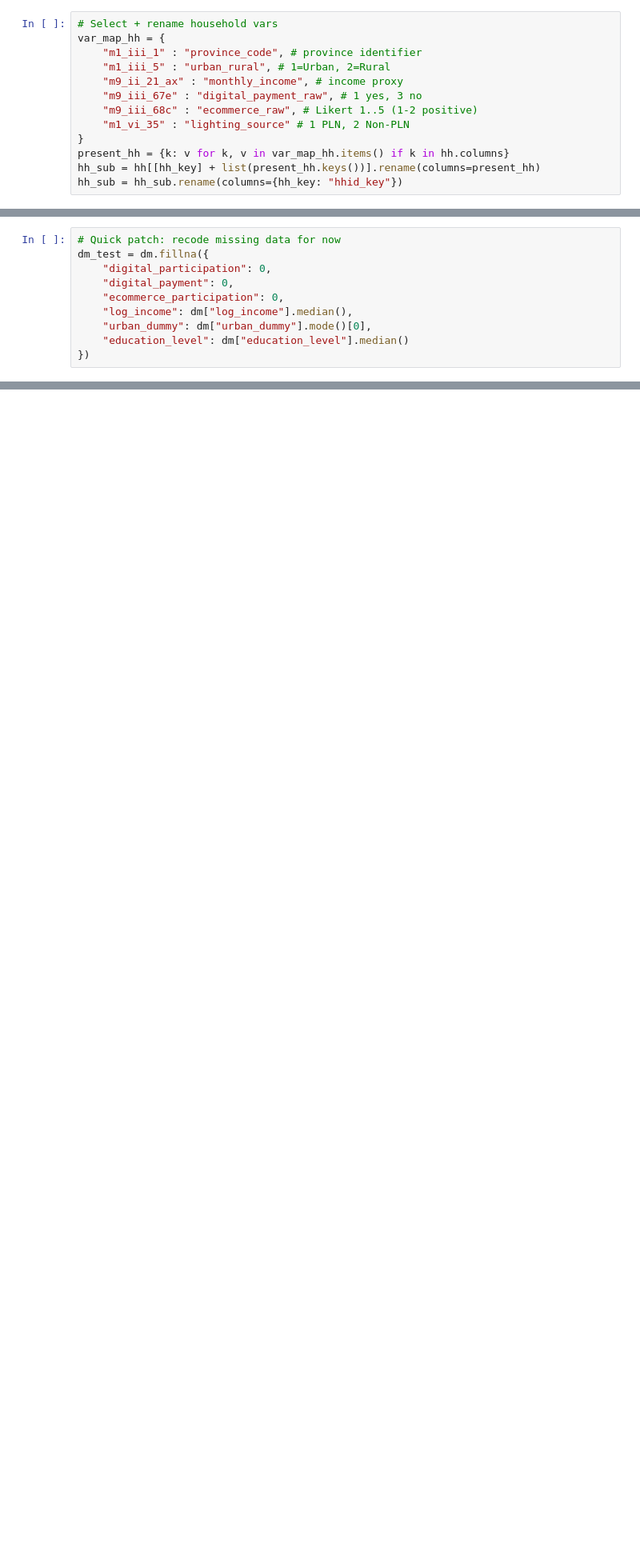
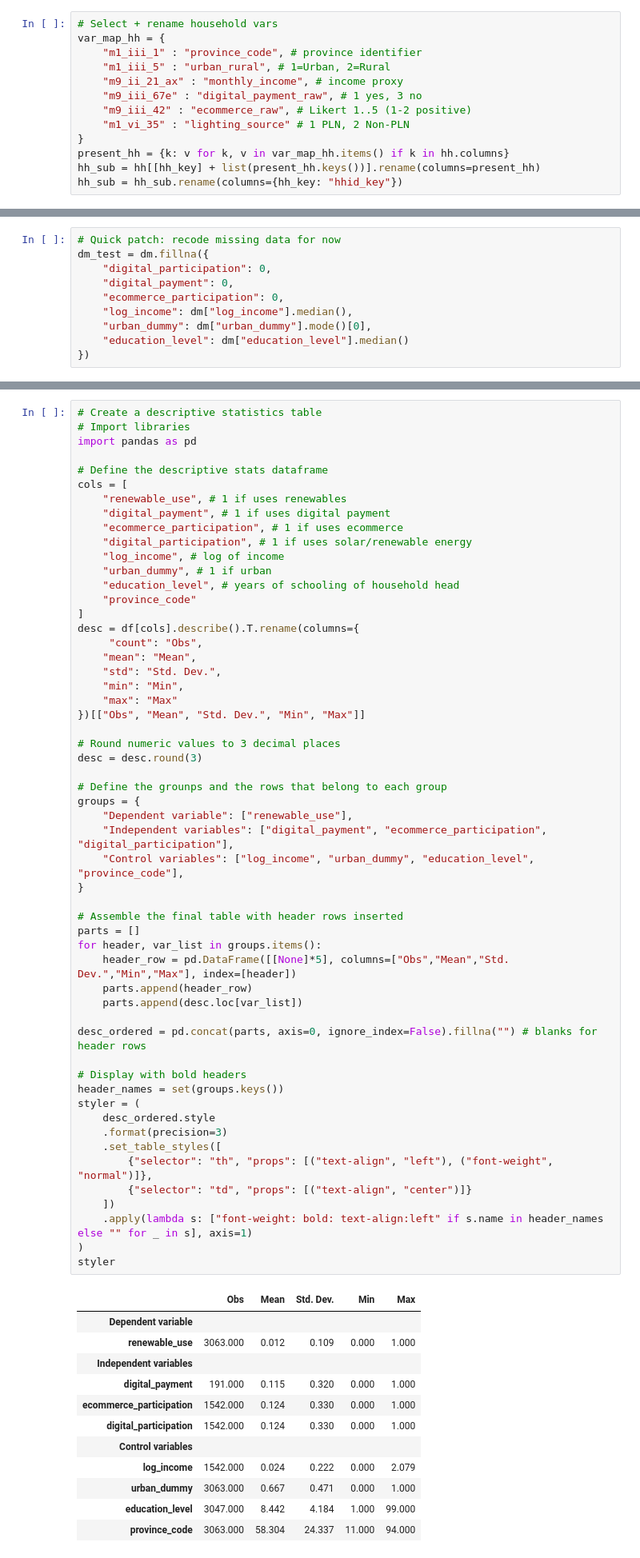
Before and after one commit to the-cafehopper/Research, a Jupyter notebook: Indonesia_E_Commerce_Energy_202510.ipynb, the cells around one changed output, grey strips where cells are left out. Shown at 80% size. Cells and saved outputs as stored; diff of their text form; blank space fills up the shorter version.

```diff
--- a/Indonesia_E_Commerce_Energy_202510.ipynb
+++ b/Indonesia_E_Commerce_Energy_202510.ipynb
@@ -55,7 +55,7 @@ var_map_hh = {
     "m1_iii_5" : "urban_rural", # 1=Urban, 2=Rural
     "m9_ii_21_ax" : "monthly_income", # income proxy
     "m9_iii_67e" : "digital_payment_raw", # 1 yes, 3 no
-    "m9_iii_68c" : "ecommerce_raw", # Likert 1..5 (1-2 positive)
+    "m9_iii_42" : "ecommerce_raw", # Likert 1..5 (1-2 positive)
     "m1_vi_35" : "lighting_source" # 1 PLN, 2 Non-PLN
 }
 present_hh = {k: v for k, v in var_map_hh.items() if k in hh.columns}
@@ -595,3 +613,71 @@ Covariance Type:                  HC1
 
 Notes:
 [1] Standard Errors are heteroscedasticity robust (HC1)
+# %%
+# Create a descriptive statistics table
+# Import libraries
+import pandas as pd
+
+# Define the descriptive stats dataframe
+cols = [
+    "renewable_use", # 1 if uses renewables
+    "digital_payment", # 1 if uses digital payment
+    "ecommerce_participation", # 1 if uses ecommerce
+    "digital_participation", # 1 if uses solar/renewable energy
+    "log_income", # log of income
+    "urban_dummy", # 1 if urban
+    "education_level", # years of schooling of household head
+    "province_code"
+]
+desc = df[cols].describe().T.rename(columns={
+     "count": "Obs",
+    "mean": "Mean",
+    "std": "Std. Dev.",
+    "min": "Min",
+    "max": "Max"
+})[["Obs", "Mean", "Std. Dev.", "Min", "Max"]]
+
+# Round numeric values to 3 decimal places
+desc = desc.round(3)
+
+# Define the grounps and the rows that belong to each group
+groups = {
+    "Dependent variable": ["renewable_use"],
+    "Independent variables": ["digital_payment", "ecommerce_participation", "digital_participation"],
+    "Control variables": ["log_income", "urban_dummy", "education_level", "province_code"],
+}
+
+# Assemble the final table with header rows inserted
+parts = []
+for header, var_list in groups.items():
+    header_row = pd.DataFrame([[None]*5], columns=["Obs","Mean","Std. Dev.","Min","Max"], index=[header])
+    parts.append(header_row)
+    parts.append(desc.loc[var_list])
+
+desc_ordered = pd.concat(parts, axis=0, ignore_index=False).fillna("") # blanks for header rows
+
+# Display with bold headers
+header_names = set(groups.keys())
+styler = (
+    desc_ordered.style
+    .format(precision=3)
+    .set_table_styles([
+        {"selector": "th", "props": [("text-align", "left"), ("font-weight", "normal")]},
+        {"selector": "td", "props": [("text-align", "center")]}
+    ])
+    .apply(lambda s: ["font-weight: bold: text-align:left" if s.name in header_names else "" for _ in s], axis=1)
+)
+styler
+# %% [output]
+|  | Obs | Mean | Std. Dev. | Min | Max |
+| Dependent variable |  |  |  |  |  |
+| renewable_use | 3063.000 | 0.012 | 0.109 | 0.000 | 1.000 |
+| Independent variables |  |  |  |  |  |
+| digital_payment | 191.000 | 0.115 | 0.320 | 0.000 | 1.000 |
+| ecommerce_participation | 1542.000 | 0.124 | 0.330 | 0.000 | 1.000 |
+| digital_participation | 1542.000 | 0.124 | 0.330 | 0.000 | 1.000 |
+| Control variables |  |  |  |  |  |
+| log_income | 1542.000 | 0.024 | 0.222 | 0.000 | 2.079 |
+| urban_dummy | 3063.000 | 0.667 | 0.471 | 0.000 | 1.000 |
+| education_level | 3047.000 | 8.442 | 4.184 | 1.000 | 99.000 |
+| province_code | 3063.000 | 58.304 | 24.337 | 11.000 | 94.000 |
```
Also changed, not shown: parts of 18 cells of this notebook.
